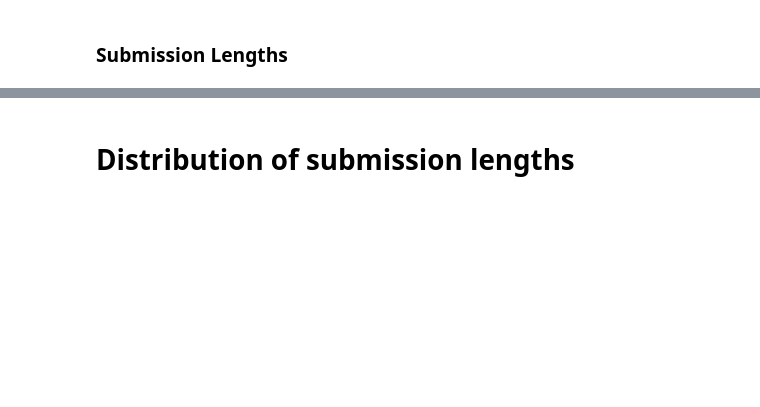
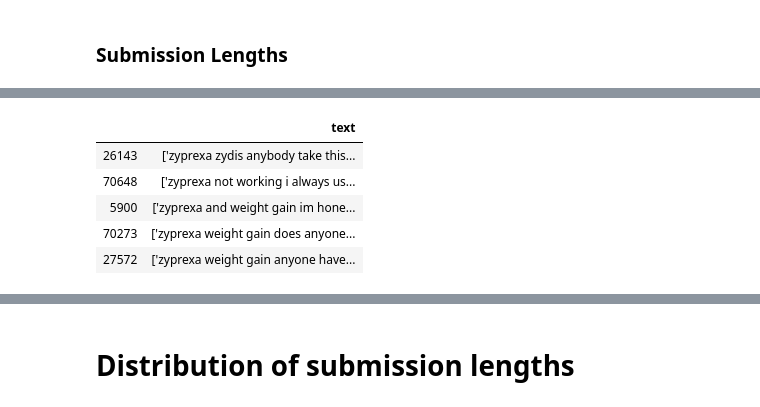
Before and after one commit to eileenhartnett/NLP-DeepLearning-Reddit-Project, a Jupyter notebook: notebooks/step3-EDA.ipynb, the cells around one changed output, grey strips where cells are left out. Saved outputs shown, nothing was run; the diff lists cells and outputs as text; code cells hidden in the pictures; blank space fills up the shorter version.

```diff
--- a/notebooks/step3-EDA.ipynb
+++ b/notebooks/step3-EDA.ipynb
@@ -36,3 +61,10 @@ posts.sort_values(by='text_length', ascending=True)[['text']].head()
 # %%
 # Show the longest submissions
-posts.sort_values(by='text_length', ascending=False)[['text']].head()
+posts.sort_values(by='word_stems', ascending=False)[['text']].head()
+# %% [output]
+|  | text |
+| 26143 | ['zyprexa zydis anybody take this... |
+| 70648 | ['zyprexa not working i always us... |
+| 5900 | ['zyprexa and weight gain im hone... |
+| 70273 | ['zyprexa weight gain does anyone... |
+| 27572 | ['zyprexa weight gain anyone have... |
```
Also changed, not shown: parts of 11 cells of this notebook, 2 other files.
